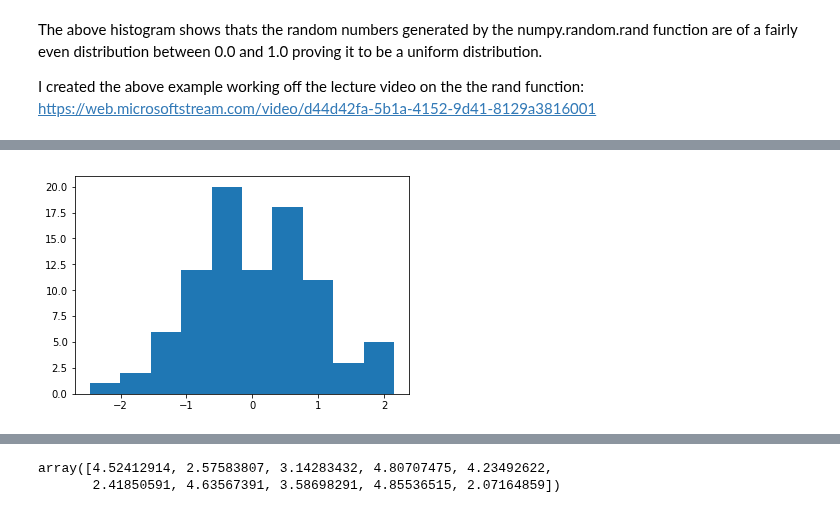
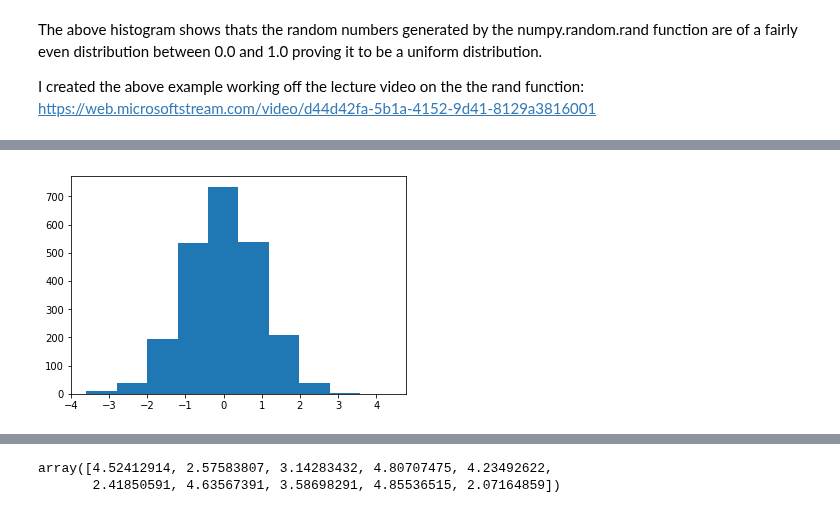
Before and after one commit to johndunne2019/numpy.random, a Jupyter notebook: numpy-random.ipynb, the cells around one changed output, grey strips where cells are left out. Saved outputs shown, nothing was run; the diff lists cells and outputs as text; code cells hidden in the pictures.

```diff
--- a/numpy-random.ipynb
+++ b/numpy-random.ipynb
@@ -222,10 +220,10 @@ The third parameter decides how many arrays will be created:
 # %%
-x = np.random.randn(90)
-# I have generated an array with 90 values using randn
+x = np.random.randn(2300)
+# I have generated an array with 2,300 values using randn
 plt.hist(x)
 plt.show()
 # I have used matplotlib.pyplot to create a histogram of the array generated by randn
 # Notice the way there is a cluster of values around the center of the histogram
 # We can see now visually randn has returned random values with mean 0 and std deviation of 1
 # %% [output]
-[figure, old version]
+[figure, new version]
```
Also changed, not shown: parts of 8 cells of this notebook, 1 other file.
